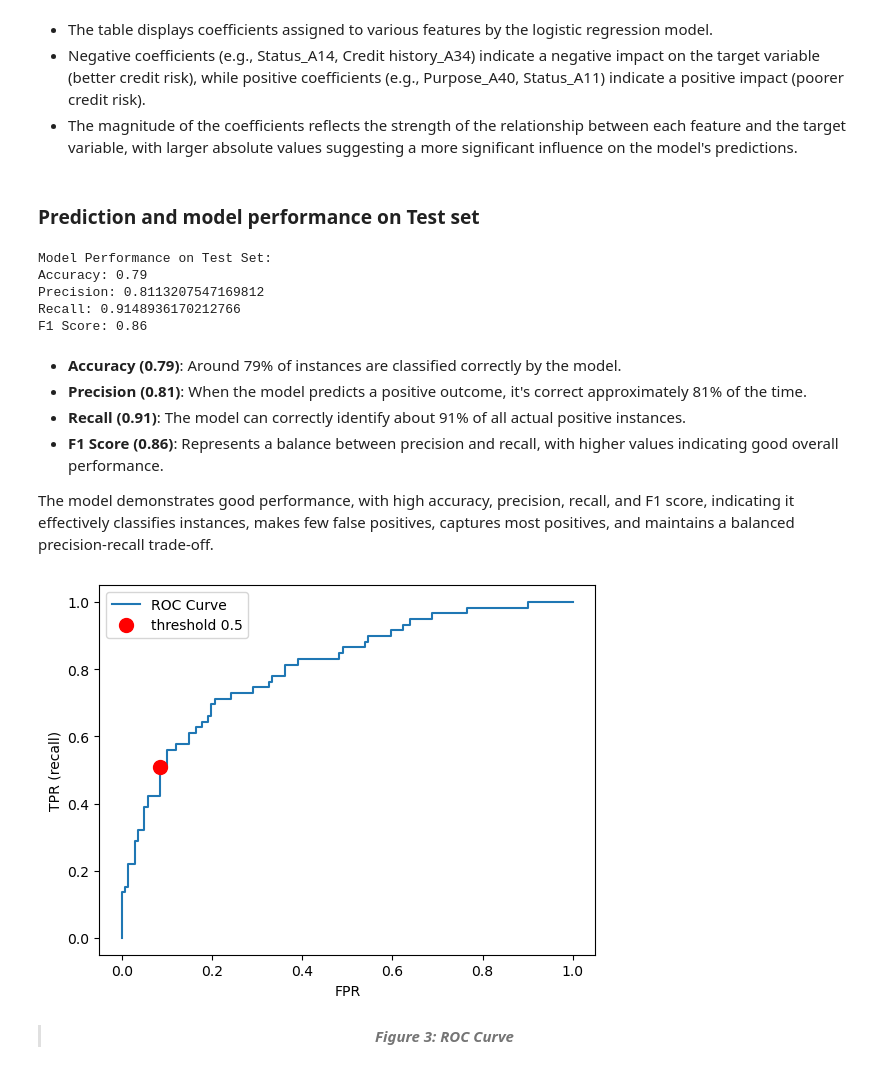
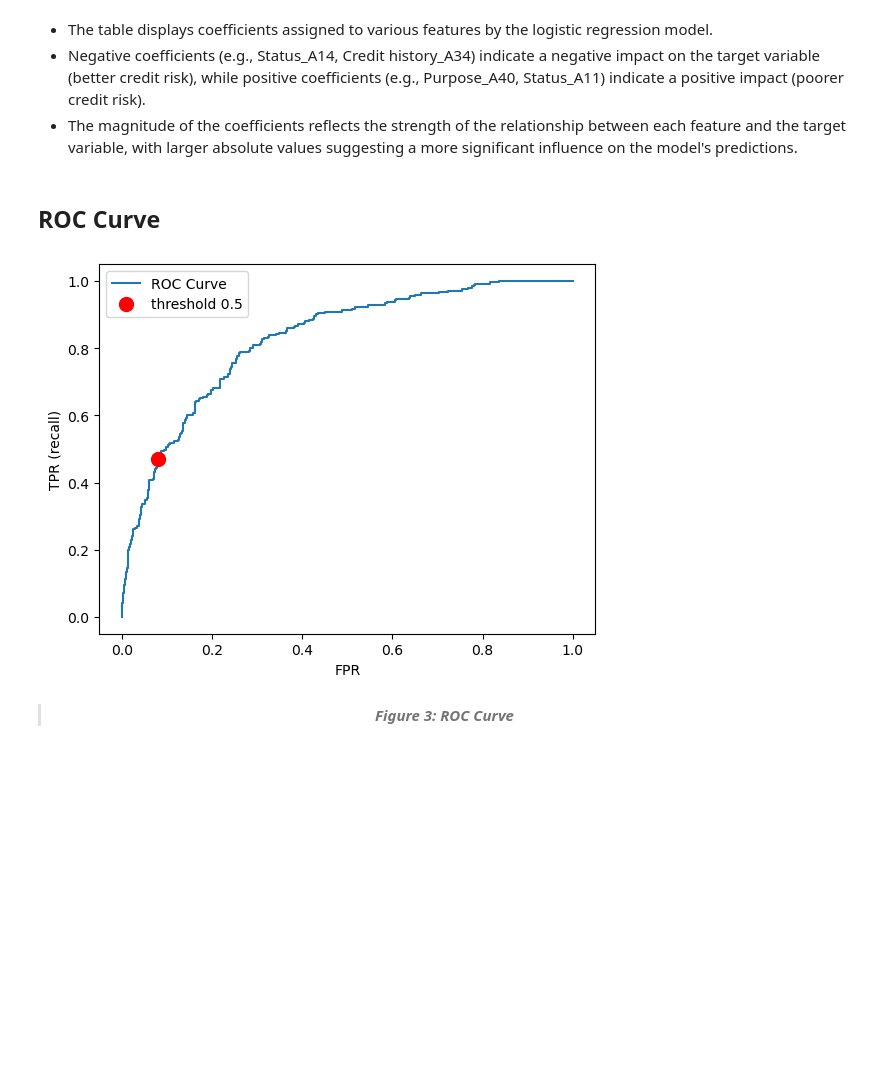
Before and after one commit to jjadeb/DSCI310_Group-12_Credit-Risk-Classification, a Jupyter notebook: reports/credit_risk_analysis.ipynb, the cells around one changed output. Drawn from its saved outputs; the diff is of its cells as text; code cells hidden in the pictures; blank space fills up the shorter version.

Commit message:
Fixed model.py and ipynb file

```diff
--- a/reports/credit_risk_analysis.ipynb
+++ b/reports/credit_risk_analysis.ipynb
@@ -154,0 +161,6 @@ The numerical data will then be inspected to check is scaling is required.
+# %%
+# Applying the preprocessing
+X_train, X_test, y_train, y_test = train_test_split(X, y, test_size=0.2, random_state=42)
+
+# Checking the shape of the splits
+(X_train.shape, X_test.shape), (y_train.shape, y_test.shape)
@@ -207,8 +216,10 @@ preprocessor = ColumnTransformer(
         ('cat', categorical_transformer, categorical_features)])
 
 # Applying the transformations
-X_transformed = preprocessor.fit_transform(X)
+X_train_transformed = preprocessor.fit_transform(X_train)
+
+X_test_transformed = preprocessor.transform(X_test)
 
 # Shape
-X_transformed.shape
+X_train_transformed.shape
 # %% [output]
@@ -240,9 +251,3 @@ pd.DataFrame(X_transformed, columns=column_names)
 > <center><b><i>Table 4: Transformed Data</i></b></center>
 # %% [markdown]
 The data will be split into a training and testing set where the Credit Risk will be set as the target variable for the supervised model
-# %%
-# Applying the preprocessing
-X_train, X_test, y_train, y_test = train_test_split(X_transformed, y, test_size=0.2, random_state=42)
-
-# Checking the shape of the splits
-(X_train.shape, X_test.shape), (y_train.shape, y_test.shape)
@@ -372,7 +375,7 @@ After hyperparameter optimization the test_scores have increased indicating bett
 Since the hyperparameter optimization is done, now lets fit the model to our training data
 # %%
 #Fitting the model
-lr_parameterised.fit(X_train,y_train)
+lr_parameterised.fit(X_train_transformed,y_train)
 # %% [output]
 LogisticRegression(C=0.1, random_state=69)
 # %% [markdown]
@@ -400,65 +403,34 @@ pd.DataFrame({"columns":column_names, "coefs":list(lr_parameterised.coef_[0])}).
 - The table displays coefficients assigned to various features by the logistic regression model.
 - Negative coefficients (e.g., Status_A14, Credit history_A34) indicate a negative impact on the target variable (better credit risk), while positive coefficients (e.g., Purpose_A40, Status_A11) indicate a positive impact (poorer credit risk).
 - The magnitude of the coefficients reflects the strength of the relationship between each feature and the target variable, with larger absolute values suggesting a more significant influence on the model's predictions.
-# %% [markdown]
-### Prediction and model performance on Test set
-# %%
-test_results = {}
-#Predicting on test set
-y_pred = lr_parameterised.predict(X_test)
-
-# Evaluate the model performance on the test set
-accuracy = accuracy_score(y_test, y_pred)
-precision = precision_score(y_test, y_pred)
-recall = recall_score(y_test, y_pred)
-f1 = f1_score(y_test, y_pred)
-
-test_results['Logistic Regression'] = [accuracy,precision,recall,f1]
-
-print("Model Performance on Test Set:")
-print("Accuracy:", accuracy)
-print("Precision:", precision)
-print("Recall:", recall)
-print("F1 Score:", f1)
-# %% [output]
-Model Performance on Test Set:
-Accuracy: 0.79
-Precision: 0.8113207547169812
-Recall: 0.9148936170212766
-F1 Score: 0.86
-# %% [markdown]
-- **Accuracy (0.79)**: Around 79% of instances are classified correctly by the model.
-- **Precision (0.81)**: When the model predicts a positive outcome, it's correct approximately 81% of the time.
-- **Recall (0.91)**: The model can correctly identify about 91% of all actual positive instances.
-- **F1 Score (0.86)**: Represents a balance between precision and recall, with higher values indicating good overall performance.
-
-The model demonstrates good performance, with high accuracy, precision, recall, and F1 score, indicating it effectively classifies instances, makes few false positives, captures most positives, and maintains a balanced precision-recall trade-off.
+# %% [markdown]
+## ROC Curve
 # %%
 from sklearn.metrics import roc_curve
 
 # Map label values from 1 and 2 to 0 and 1
-y_test_binary = y_test.copy()  # Create a copy to avoid modifying the original array
-y_test_binary[y_test_binary == 1] = 0
-y_test_binary[y_test_binary == 2] = 1
+y_train_binary = y_train.copy()  # Create a copy to avoid modifying the original array
+y_train_binary[y_train_binary == 1] = 0
+y_train_binary[y_train_binary == 2] = 1
 
 #ROC curve plot
-fpr, tpr, thresholds = roc_curve(y_test_binary, lr_parameterised.predict_proba(X_test)[:, 1])
+fpr, tpr, thresholds = roc_curve(y_train_binary, lr_parameterised.predict_proba(X_train_transformed)[:, 1])
 plt.plot(fpr, tpr, label="ROC Curve")
 plt.xlabel("FPR")
 plt.ylabel("TPR (recall)")
 
 default_threshold = np.argmin(np.abs(thresholds - 0.5))
 
 plt.plot(
     fpr[default_threshold],
     tpr[default_threshold],
     "or",
     markersize=10,
     label="threshold 0.5",
 )
 plt.legend(loc="best");
 # %% [output]
-[figure, old version]
+[figure, new version]
 # %% [markdown]
 > <center><b><i>Figure 3: ROC Curve</i></b></center>
 # %% [markdown]
```
Also changed, not shown: parts of 25 cells of this notebook, 6 other files.
